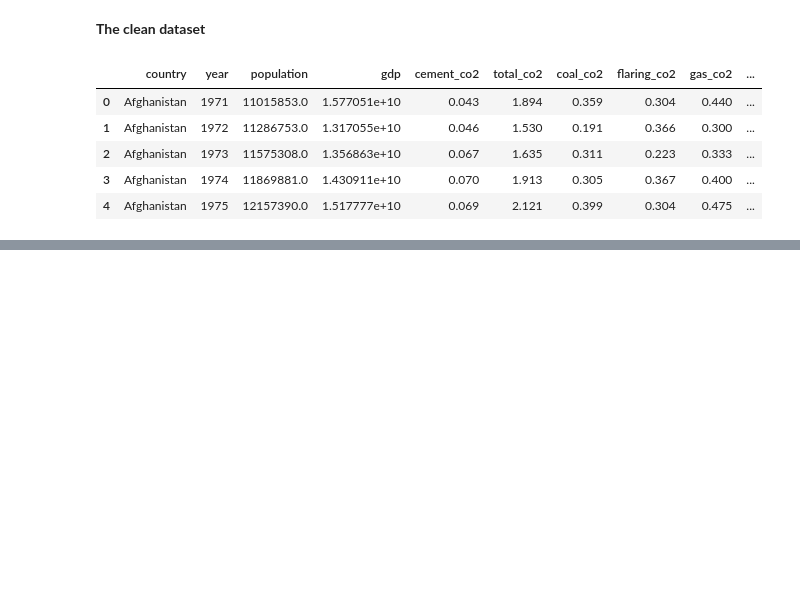
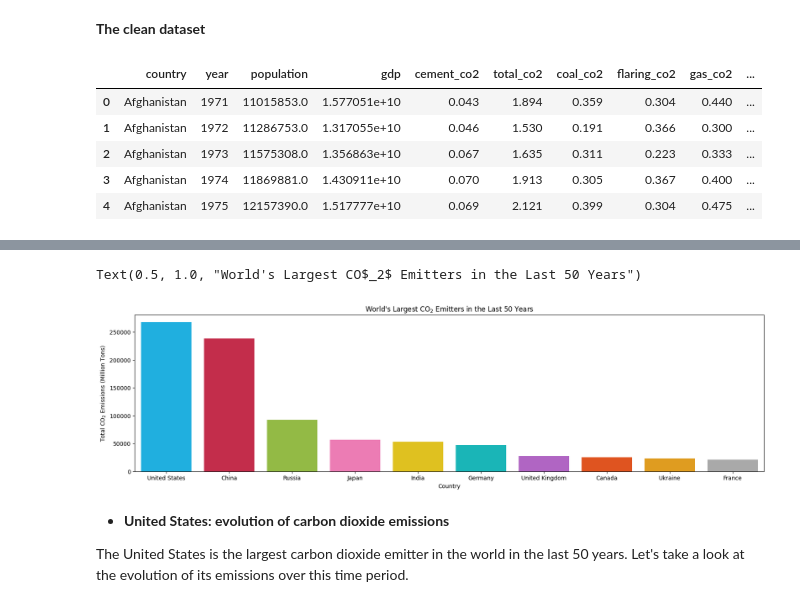
Before and after one commit to herrerovir/Co2-emissions-exploratory-data-analysis, a Jupyter notebook: EDA-co2-emissions.ipynb, the cells around one changed output, grey strips where cells are left out. Cells and saved outputs as stored; diff of their text form; code cells hidden in the pictures; blank space fills up the shorter version.

```diff
--- a/EDA-co2-emissions.ipynb
+++ b/EDA-co2-emissions.ipynb
@@ -326,0 +396,4 @@ carbon_emission.head()
+# %%
+top_emitters = carbon_emission.groupby("country")["total_co2"].sum()
+top_emitters = top_emitters.to_frame().sort_values("total_co2", ascending = False).reset_index()[0:10]
+top_emitters
@@ -326,0 +412,14 @@ carbon_emission.head()
+# %%
+top_emitters_graph = plt.figure(figsize = (20, 5))
+sns.barplot(top_emitters, x = "country", y = "total_co2", errorbar = None, hue = "country",
+            palette = ["deepskyblue", "crimson", "yellowgreen", "hotpink", "gold", "darkturquoise", "mediumorchid", "orangered", "orange", "darkgrey" ])
+plt.xlabel("Country")
+plt.ylabel("Total CO$_2$ Emissions (Million Tons)")
+plt.title("World's Largest CO$_2$ Emitters in the Last 50 Years", size = 12)
+# %% [output]
+Text(0.5, 1.0, "World's Largest CO$_2$ Emitters in the Last 50 Years")
+[figure, added]
+# %% [markdown]
+* **United States: evolution of carbon dioxide emissions**
+
+The United States is the largest carbon dioxide emitter in the world in the last 50 years. Let's take a look at the evolution of its emissions over this time period.
```
Also changed, not shown: parts of 66 cells of this notebook.
